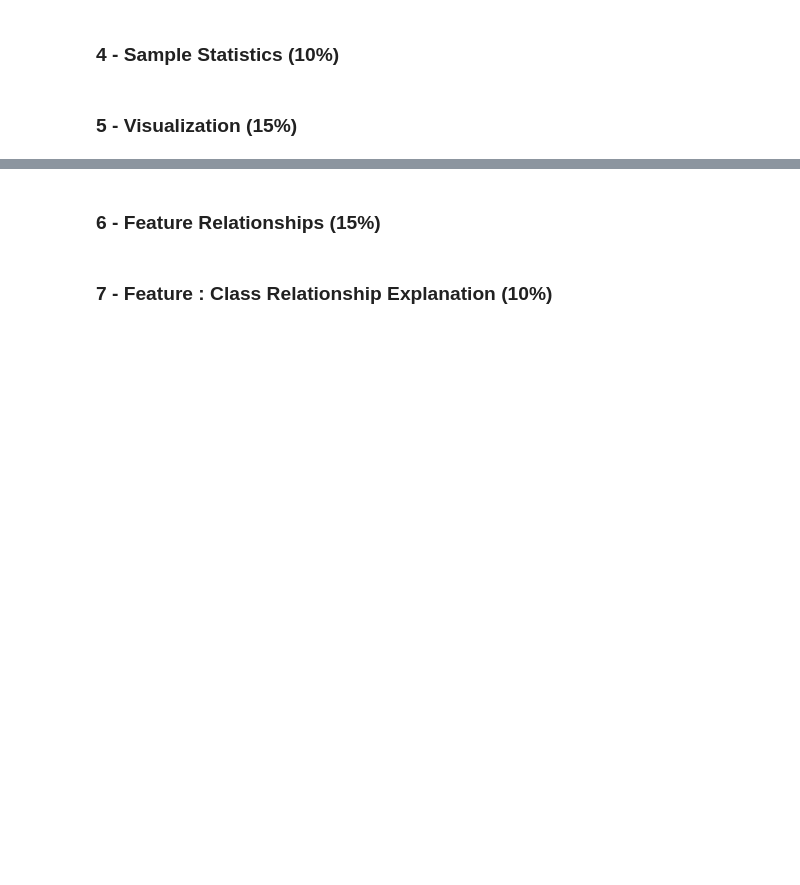
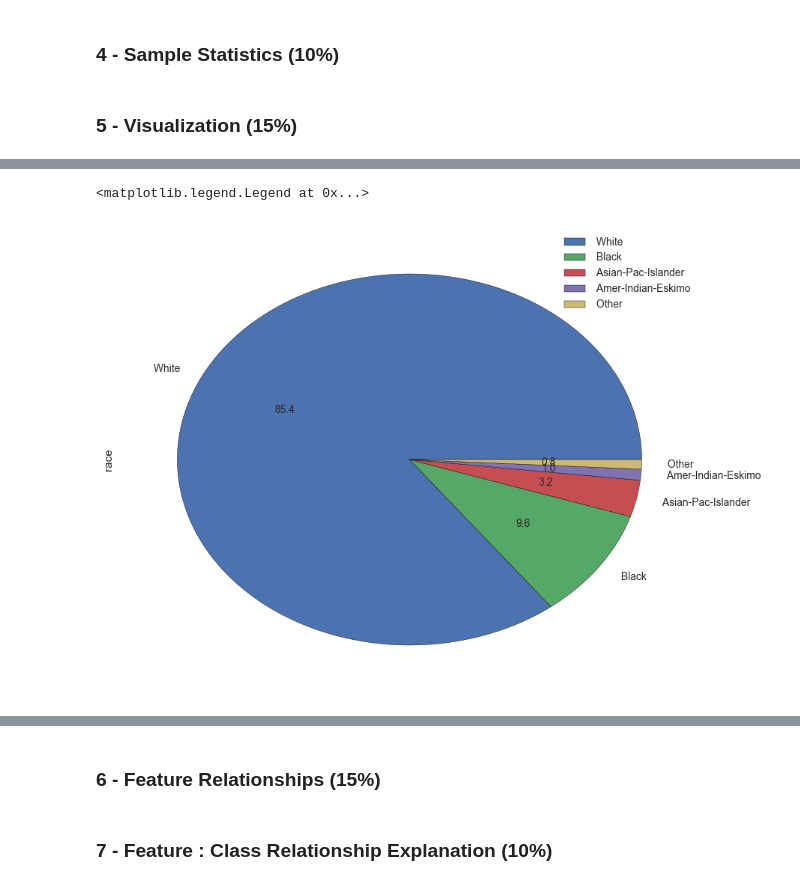
Before and after one commit to IretiFasere/pdti_DataMining, a Jupyter notebook: Lab_1/Lab 1 Notebook.ipynb, the cells around one changed output, grey strips where cells are left out. Drawn from its saved outputs; the diff is of its cells as text; code cells hidden in the pictures; blank space fills up the shorter version.

```diff
--- a/Lab_1/Lab 1 Notebook.ipynb
+++ b/Lab_1/Lab 1 Notebook.ipynb
@@ -37,0 +58,8 @@ df.head(3)
+# %%
+# Pie Chart
+#visualizing race of the census data
+mydata.race.value_counts().plot(kind='pie', autopct='%.1f',fontsize=10, figsize=(10, 8))
+plt.legend()
+# %% [output]
+<matplotlib.legend.Legend at 0x...>
+[figure, added]
```
Also changed, not shown: parts of 11 cells of this notebook.
